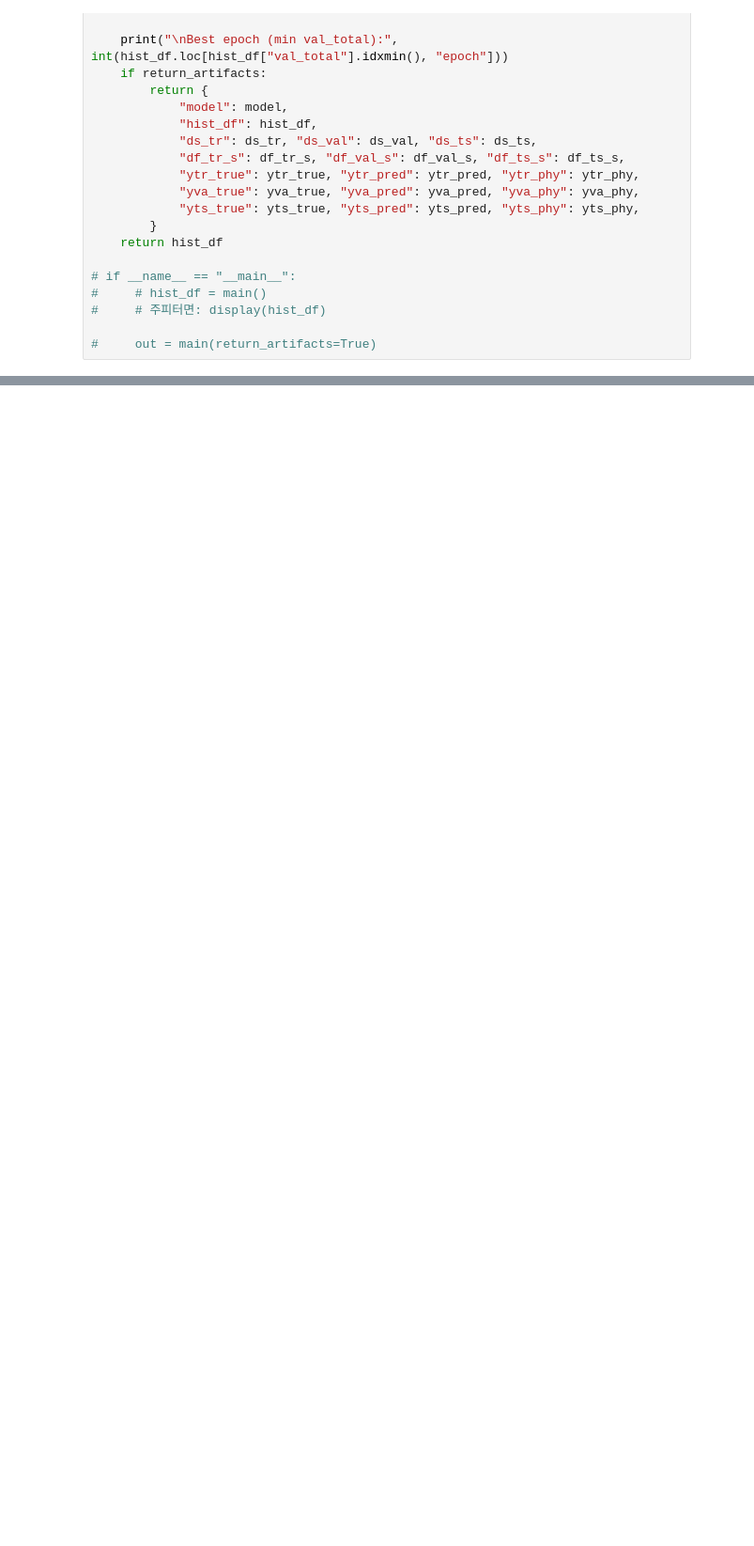
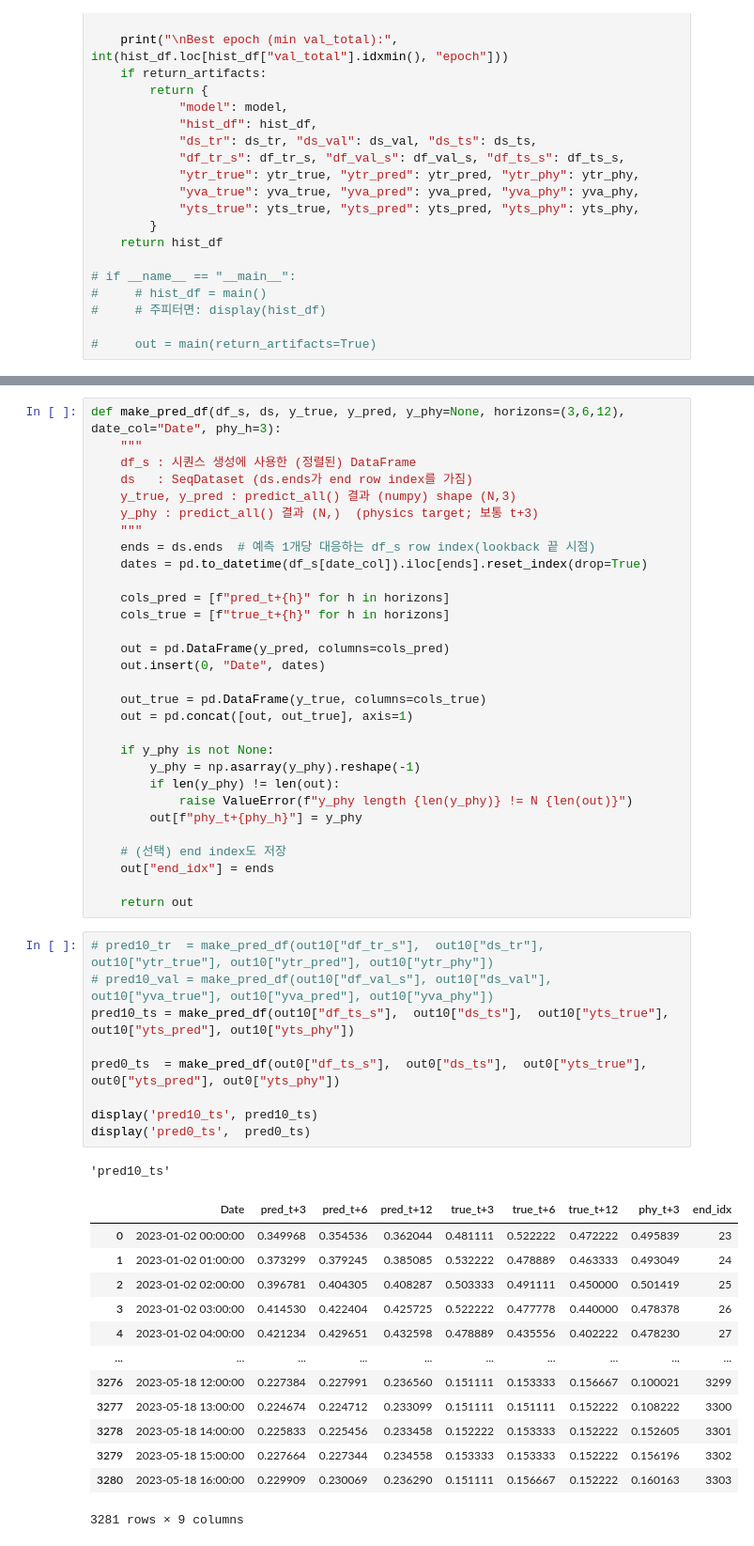
Before and after one commit to changyeon99/DomainGeneralization, a Jupyter notebook: Alpha.ipynb, the cells around one changed output, grey strips where cells are left out. Shown at 94% size. Drawn from its saved outputs; the diff is of its cells as text; blank space fills up the shorter version.

```diff
--- a/Alpha.ipynb
+++ b/Alpha.ipynb
@@ -2378,0 +2314,54 @@ def compare_two_win_mse(win_mse_0, win_mse_10, horizons=(3,6,12), win_col="tide_
+# %%
+def make_pred_df(df_s, ds, y_true, y_pred, y_phy=None, horizons=(3,6,12), date_col="Date", phy_h=3):
+    """
+    df_s : 시퀀스 생성에 사용한 (정렬된) DataFrame
+    ds   : SeqDataset (ds.ends가 end row index를 가짐)
+    y_true, y_pred : predict_all() 결과 (numpy) shape (N,3)
+    y_phy : predict_all() 결과 (N,)  (physics target; 보통 t+3)
+    """
+    ends = ds.ends  # 예측 1개당 대응하는 df_s row index(lookback 끝 시점)
+    dates = pd.to_datetime(df_s[date_col]).iloc[ends].reset_index(drop=True)
+
+    cols_pred = [f"pred_t+{h}" for h in horizons]
+    cols_true = [f"true_t+{h}" for h in horizons]
+
+    out = pd.DataFrame(y_pred, columns=cols_pred)
+    out.insert(0, "Date", dates)
+
+    out_true = pd.DataFrame(y_true, columns=cols_true)
+    out = pd.concat([out, out_true], axis=1)
+
+    if y_phy is not None:
+        y_phy = np.asarray(y_phy).reshape(-1)
+        if len(y_phy) != len(out):
+            raise ValueError(f"y_phy length {len(y_phy)} != N {len(out)}")
+        out[f"phy_t+{phy_h}"] = y_phy
+
+    # (선택) end index도 저장
+    out["end_idx"] = ends
+
+    return out
+# %%
+# pred10_tr  = make_pred_df(out10["df_tr_s"],  out10["ds_tr"],  out10["ytr_true"], out10["ytr_pred"], out10["ytr_phy"])
+# pred10_val = make_pred_df(out10["df_val_s"], out10["ds_val"], out10["yva_true"], out10["yva_pred"], out10["yva_phy"])
+pred10_ts = make_pred_df(out10["df_ts_s"],  out10["ds_ts"],  out10["yts_true"], out10["yts_pred"], out10["yts_phy"])
+
+pred0_ts  = make_pred_df(out0["df_ts_s"],  out0["ds_ts"],  out0["yts_true"], out0["yts_pred"], out0["yts_phy"])
+
+display('pred10_ts', pred10_ts)
+display('pred0_ts',  pred0_ts)
+# %% [output]
+'pred10_ts'
+|  | Date | pred_t+3 | pred_t+6 | pred_t+12 | true_t+3 | true_t+6 | true_t+12 | phy_t+3 | end_idx |
+| 0 | 2023-01-02 00:00:00 | 0.349968 | 0.354536 | 0.362044 | 0.481111 | 0.522222 | 0.472222 | 0.495839 | 23 |
+| 1 | 2023-01-02 01:00:00 | 0.373299 | 0.379245 | 0.385085 | 0.532222 | 0.478889 | 0.463333 | 0.493049 | 24 |
+| 2 | 2023-01-02 02:00:00 | 0.396781 | 0.404305 | 0.408287 | 0.503333 | 0.491111 | 0.450000 | 0.501419 | 25 |
+| 3 | 2023-01-02 03:00:00 | 0.414530 | 0.422404 | 0.425725 | 0.522222 | 0.477778 | 0.440000 | 0.478378 | 26 |
+| 4 | 2023-01-02 04:00:00 | 0.421234 | 0.429651 | 0.432598 | 0.478889 | 0.435556 | 0.402222 | 0.478230 | 27 |
+| ... | ... | ... | ... | ... | ... | ... | ... | ... | ... |
+| 3276 | 2023-05-18 12:00:00 | 0.227384 | 0.227991 | 0.236560 | 0.151111 | 0.153333 | 0.156667 | 0.100021 | 3299 |
+| 3277 | 2023-05-18 13:00:00 | 0.224674 | 0.224712 | 0.233099 | 0.151111 | 0.151111 | 0.152222 | 0.108222 | 3300 |
+| 3278 | 2023-05-18 14:00:00 | 0.225833 | 0.225456 | 0.233458 | 0.152222 | 0.153333 | 0.152222 | 0.152605 | 3301 |
+| 3279 | 2023-05-18 15:00:00 | 0.227664 | 0.227344 | 0.234558 | 0.153333 | 0.153333 | 0.152222 | 0.156196 | 3302 |
+| 3280 | 2023-05-18 16:00:00 | 0.229909 | 0.230069 | 0.236290 | 0.151111 | 0.156667 | 0.152222 | 0.160163 | 3303 |
+3281 rows × 9 columns
```
Also changed, not shown: parts of 7 cells of this notebook.
